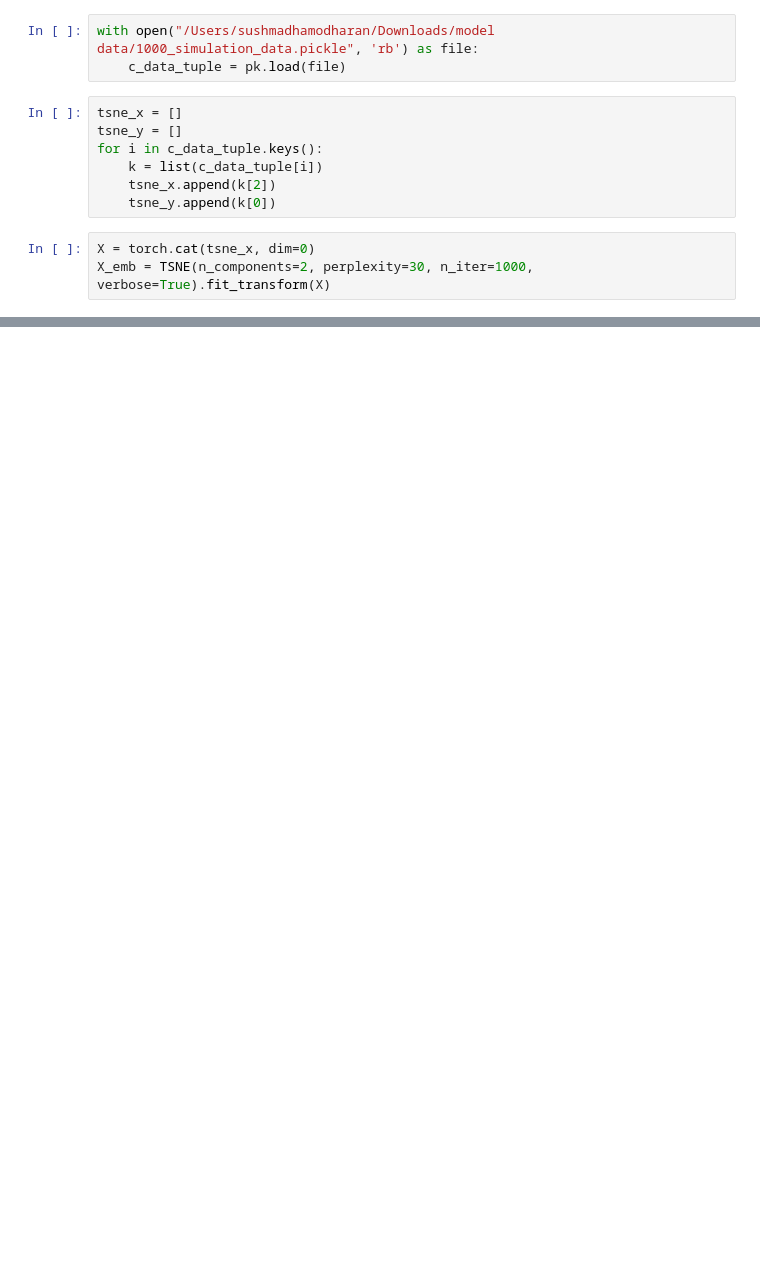
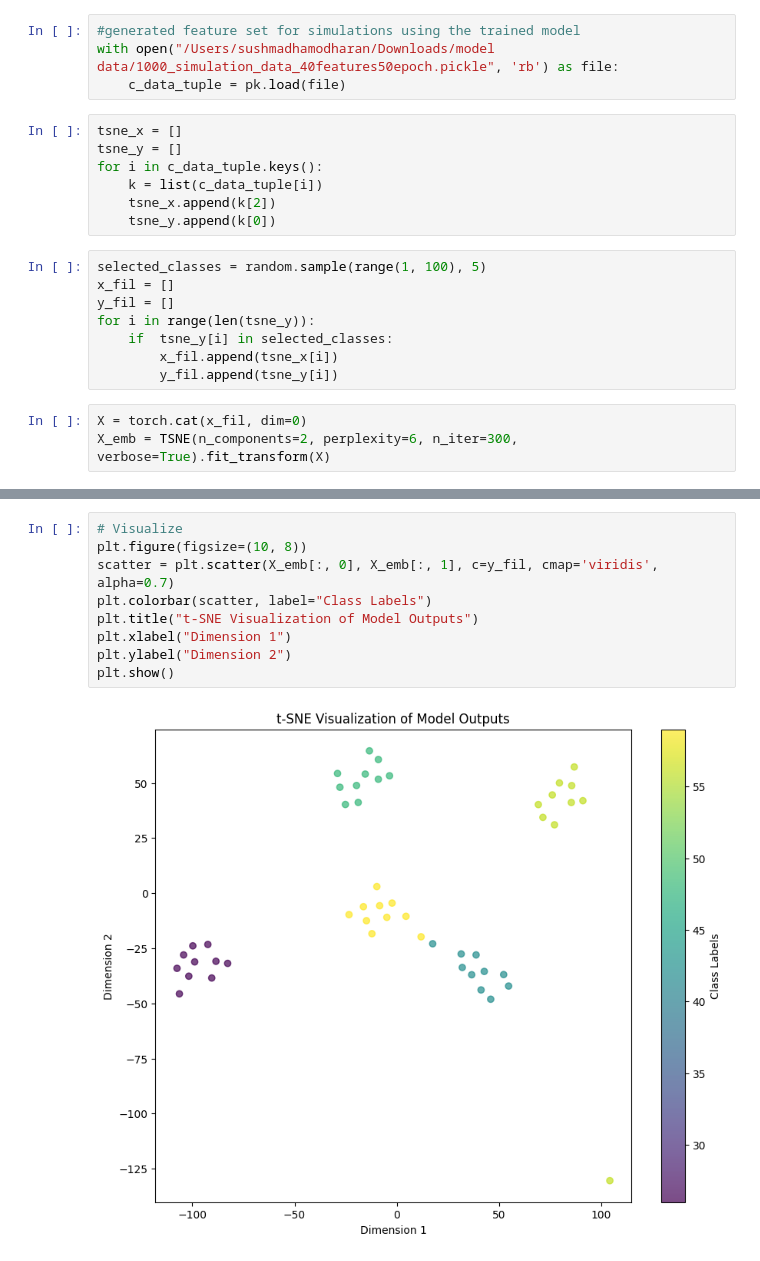
Before and after one commit to sushmadhamodharan/Cells2Vec, a Jupyter notebook: Simple_GAT_visualization.ipynb, the cells around one changed output, grey strips where cells are left out. Cells and saved outputs as stored; diff of their text form; blank space fills up the shorter version.

Commit message:
Updated changes on visualization file

```diff
--- a/Simple_GAT_visualization.ipynb
+++ b/Simple_GAT_visualization.ipynb
@@ -22,5 +24,6 @@ from tqdm import tqdm
 # %%
-with open("/Users/sushmadhamodharan/Downloads/model data/1000_simulation_data.pickle", 'rb') as file:
+#generated feature set for simulations using the trained model
+with open("/Users/sushmadhamodharan/Downloads/model data/1000_simulation_data_40features50epoch.pickle", 'rb') as file:
     c_data_tuple = pk.load(file)
 # %%
 tsne_x = []
@@ -29,9 +32,17 @@ for i in c_data_tuple.keys():
     k = list(c_data_tuple[i])
     tsne_x.append(k[2])
     tsne_y.append(k[0])
+# %%
+selected_classes = random.sample(range(1, 100), 5)
+x_fil = []
+y_fil = []
+for i in range(len(tsne_y)):
+    if  tsne_y[i] in selected_classes:
+        x_fil.append(tsne_x[i])
+        y_fil.append(tsne_y[i])
 # %%
-X = torch.cat(tsne_x, dim=0)
-X_emb = TSNE(n_components=2, perplexity=30, n_iter=1000, verbose=True).fit_transform(X)
+X = torch.cat(x_fil, dim=0)
+X_emb = TSNE(n_components=2, perplexity=6, n_iter=300, verbose=True).fit_transform(X)
 # %% [output]
 using cpu
 initializing...
@@ -45,0 +52,11 @@ widgets.IntSlider()
+# %%
+# Visualize
+plt.figure(figsize=(10, 8))
+scatter = plt.scatter(X_emb[:, 0], X_emb[:, 1], c=y_fil, cmap='viridis', alpha=0.7)
+plt.colorbar(scatter, label="Class Labels")
+plt.title("t-SNE Visualization of Model Outputs")
+plt.xlabel("Dimension 1")
+plt.ylabel("Dimension 2")
+plt.show()
+# %% [output]
+[figure, added]
```
Also changed, not shown: parts of 3 cells of this notebook.
